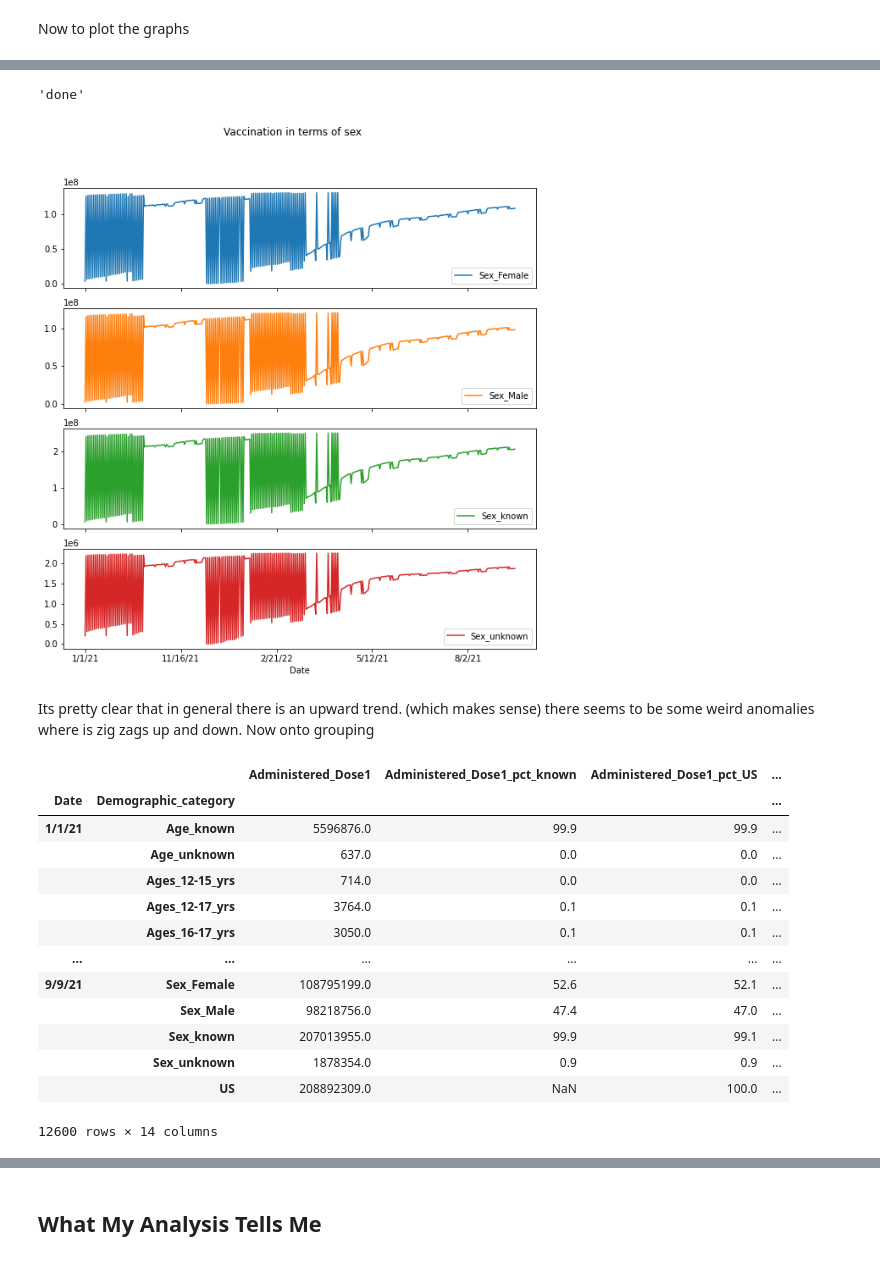
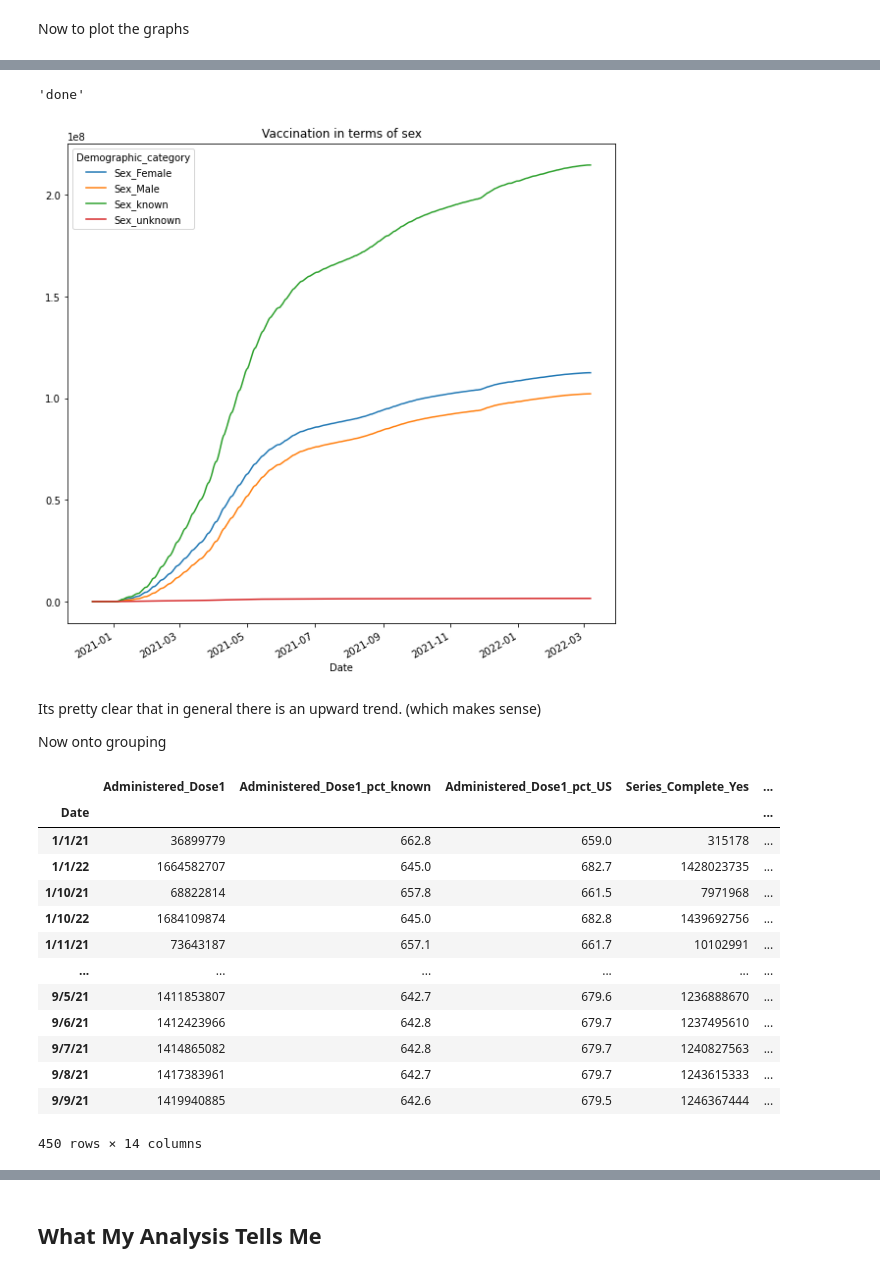
Before and after one commit to LeoraKelseyBrandeis/cs103a-cpa01, a Jupyter notebook: cpa01.ipynb, the cells around one changed output, grey strips where cells are left out. Saved outputs shown, nothing was run; the diff lists cells and outputs as text; code cells hidden in the pictures.

```diff
--- a/cpa01.ipynb
+++ b/cpa01.ipynb
@@ -122,0 +141,3 @@ Naturally I tried plotting it. There's a clear pattern but it is still **very**
+# %%
+pivotted.index = pd.to_datetime(pivotted.index)
+pivotted
@@ -208,28 +244,29 @@ pivotted[race].plot(title = 'Vaccination in terms of race', figsize = (10,10), s
 # %%
 a = pivotted[sex]
-a.plot(title = 'Vaccination in terms of sex', figsize = (10,10), subplots = True)
+a.plot(title = 'Vaccination in terms of sex', figsize = (10,10))
 'done'
 # %% [output]
 'done'
-[figure, old version]
+[figure, new version]
 # %% [markdown]
-Its pretty clear that in general there is an upward trend. (which makes sense) there seems to be some weird anomalies where is zig zags up and down.
+Its pretty clear that in general there is an upward trend. (which makes sense)
+
 Now onto grouping
 # %%
-grouping = info.groupby(['Date','Demographic_category']).mean() #,'Demographic_category'
+grouping = info.groupby(['Date']).sum() #,'Demographic_category'
 grouping
 # %% [output]
-|  |  | Administered_Dose1 | Administered_Dose1_pct_known | Administered_Dose1_pct_US | ... |
-| Date | Demographic_category |  |  |  | ... |
-| 1/1/21 | Age_known | 5596876.0 | 99.9 | 99.9 | ... |
-|  | Age_unknown | 637.0 | 0.0 | 0.0 | ... |
-|  | Ages_12-15_yrs | 714.0 | 0.0 | 0.0 | ... |
-|  | Ages_12-17_yrs | 3764.0 | 0.1 | 0.1 | ... |
-|  | Ages_16-17_yrs | 3050.0 | 0.1 | 0.1 | ... |
+|  | Administered_Dose1 | Administered_Dose1_pct_known | Administered_Dose1_pct_US | Series_Complete_Yes | ... |
+| Date |  |  |  |  | ... |
+| 1/1/21 | 36899779 | 662.8 | 659.0 | 315178 | ... |
+| 1/1/22 | 1664582707 | 645.0 | 682.7 | 1428023735 | ... |
+| 1/10/21 | 68822814 | 657.8 | 661.5 | 7971968 | ... |
+| 1/10/22 | 1684109874 | 645.0 | 682.8 | 1439692756 | ... |
+| 1/11/21 | 73643187 | 657.1 | 661.7 | 10102991 | ... |
 | ... | ... | ... | ... | ... | ... |
-| 9/9/21 | Sex_Female | 108795199.0 | 52.6 | 52.1 | ... |
-|  | Sex_Male | 98218756.0 | 47.4 | 47.0 | ... |
-|  | Sex_known | 207013955.0 | 99.9 | 99.1 | ... |
-|  | Sex_unknown | 1878354.0 | 0.9 | 0.9 | ... |
-|  | US | 208892309.0 | NaN | 100.0 | ... |
+| 9/5/21 | 1411853807 | 642.7 | 679.6 | 1236888670 | ... |
+| 9/6/21 | 1412423966 | 642.8 | 679.7 | 1237495610 | ... |
+| 9/7/21 | 1414865082 | 642.8 | 679.7 | 1240827563 | ... |
+| 9/8/21 | 1417383961 | 642.7 | 679.7 | 1243615333 | ... |
+| 9/9/21 | 1419940885 | 642.6 | 679.5 | 1246367444 | ... |
-12600 rows × 14 columns
+450 rows × 14 columns
```
Also changed, not shown: parts of 17 cells of this notebook.
